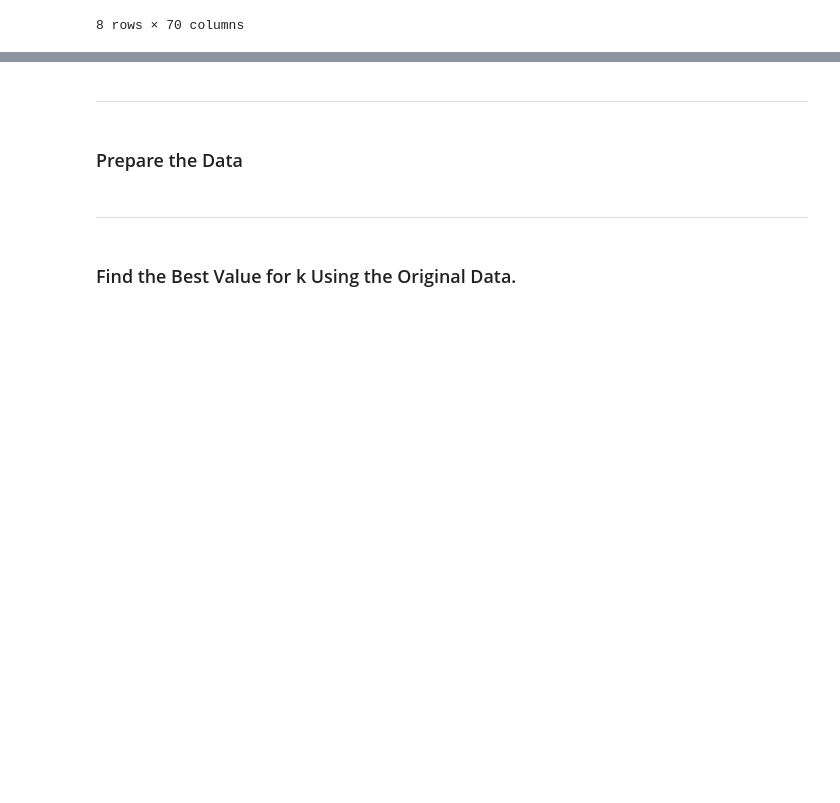
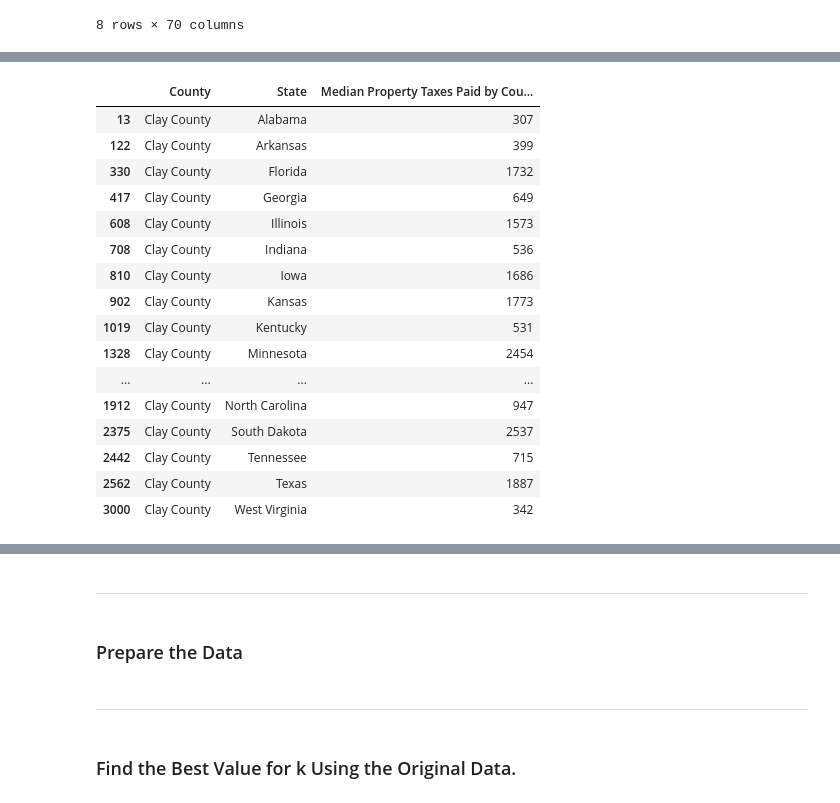
Before and after one commit to amc1119/US-PropertyTaxes, a Jupyter notebook: US_Property_Tax.ipynb, the cells around one changed output, grey strips where cells are left out. Drawn from its saved outputs; the diff is of its cells as text; code cells hidden in the pictures; blank space fills up the shorter version.

Commit message:
Used new dataset to further explore US property taxes.

```diff
--- a/US_Property_Tax.ipynb
+++ b/US_Property_Tax.ipynb
@@ -63,0 +92,5 @@ df_maryland_montgomoryCounty_data.describe()
+# %%
+# Reset index
+state_property_taxes_df = state_property_taxes_data.copy()
+state_property_taxes_df = state_property_taxes_df.reset_index()
+state_property_taxes_df.tail()
@@ -63,0 +104,3 @@ df_maryland_montgomoryCounty_data.describe()
+# %%
+# Drop all null values
+state_property_taxes_cleaned_df = state_property_taxes_df.dropna()
@@ -63,0 +120,8 @@ df_maryland_montgomoryCounty_data.describe()
+# %%
+# Remove commas from the 'Median Property Taxes Paid by County, 2021 (5-year estimate)' column
+state_property_taxes_cleaned_df['Median Property Taxes Paid by County, 2021 (5-year estimate)'] = \
+state_property_taxes_cleaned_df['Median Property Taxes Paid by County, 2021 (5-year estimate)'].str.replace(',', '')
+# %%
+# Change 'Median Property Taxes Paid by County, 2021 (5-year estimate)' column to integer data type
+state_property_taxes_cleaned_df['Median Property Taxes Paid by County, 2021 (5-year estimate)'] = \
+state_property_taxes_cleaned_df['Median Property Taxes Paid by County, 2021 (5-year estimate)'].astype(int)
@@ -63,0 +159,21 @@ df_maryland_montgomoryCounty_data.describe()
+# %%
+clay_county = state_property_taxes_cleaned_df[state_property_taxes_cleaned_df['County'] == "Clay County"]
+clay_county
+# %% [output]
+|  | County | State | Median Property Taxes Paid by Cou... |
+| 13 | Clay County | Alabama | 307 |
+| 122 | Clay County | Arkansas | 399 |
+| 330 | Clay County | Florida | 1732 |
+| 417 | Clay County | Georgia | 649 |
+| 608 | Clay County | Illinois | 1573 |
+| 708 | Clay County | Indiana | 536 |
+| 810 | Clay County | Iowa | 1686 |
+| 902 | Clay County | Kansas | 1773 |
+| 1019 | Clay County | Kentucky | 531 |
+| 1328 | Clay County | Minnesota | 2454 |
+| ... | ... | ... | ... |
+| 1912 | Clay County | North Carolina | 947 |
+| 2375 | Clay County | South Dakota | 2537 |
+| 2442 | Clay County | Tennessee | 715 |
+| 2562 | Clay County | Texas | 1887 |
+| 3000 | Clay County | West Virginia | 342 |
```
Also changed, not shown: parts of 9 cells of this notebook, 3 other files.
